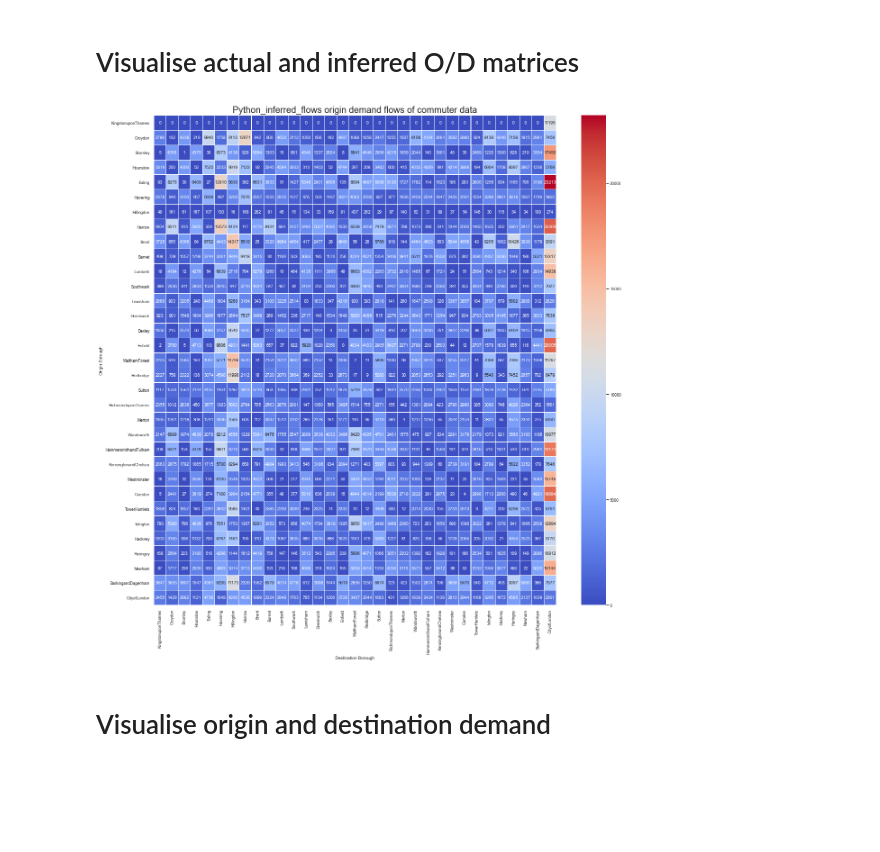
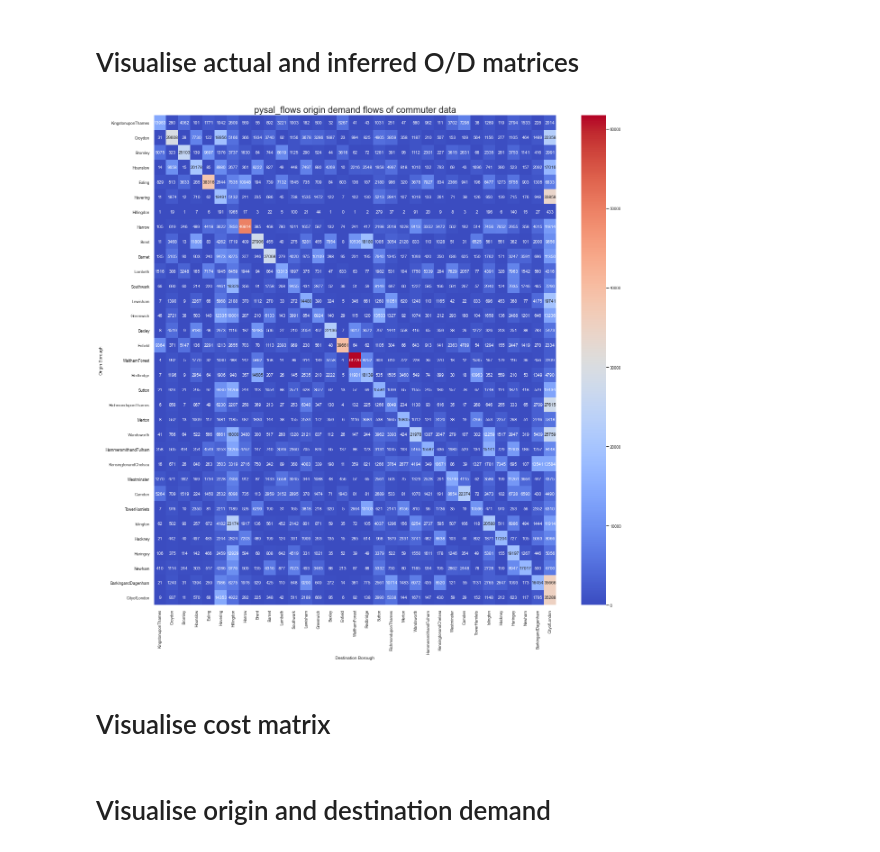
Before and after one commit to YannisZa/stochastic-travel-demand-modelling, a Jupyter notebook: notebooks/doubly_constrained_spatial_interaction_model.ipynb, the cells around one changed output. Cells and saved outputs as stored; diff of their text form; code cells hidden in the pictures; blank space fills up the shorter version.

```diff
--- a/notebooks/doubly_constrained_spatial_interaction_model.ipynb
+++ b/notebooks/doubly_constrained_spatial_interaction_model.ipynb
@@ -295,7 +148,7 @@ pd.DataFrame(od_matrix)
 # %%
-# Compute error
-square_error = 0
-for i in range(N):
-    for j in range(M):
-        square_error += (python_inferred_flows[i,j] - od_matrix[i,j])**2
-print("RMSE", math.sqrt(square_error/(N*M)))
+# # Compute error
+# square_error = 0
+# for i in range(N):
+#     for j in range(M):
+#         square_error += (python_inferred_flows[i,j] - od_matrix[i,j])**2
+# print("RMSE", math.sqrt(square_error/(N*M)))
@@ -380,35 +272,44 @@ pd.DataFrame(pysal_flows)
 # %% [markdown]
 # Visualise actual and inferred O/D matrices
-# %%
-# Actual flows: od_matrix
-# PySal flows: pysal_flows
-# My C algorithm's flows: c_inferred_flows
-# My Python algorithm's flows: python_inferred_flows
-
-# Decide which data to plot
-heatmap_data = python_inferred_flows.astype(int)
-# Choose filename
-filename = "Python_inferred_flows"
+# %%
+# Actual flows: od_matrix -- name: actual_flows
+# PySal flows: pysal_flows -- name: pysal_flows
+# Newton Raphson (C) algorithm's flows: newton_raphson_flows -- name: Newton_raphson_flows
+
+# Choose filename
+filename = "pysal_flows"
+
+# Decide which data to visualise
+if "actual" in filename:
+    # Decide which data to plot
+    heatmap_data = od_matrix.astype(int)
+elif "pysal" in filename:
+    # Decide which data to plot
+    heatmap_data = pysal_flows.astype(int)
+elif "newton_raphson" in filename:
+    # Decide which data to plot
+    heatmap_data = newton_raphson_flows.astype(int)
 # %%
 # Change font scaling
 sns.set(font_scale=0.8)
 # Set plot size
 plt.figure(figsize=(20,20))
 # Add heatmap
 flow_heatmap = sns.heatmap(heatmap_data,
                             annot=True,
                             cmap="coolwarm",
                             fmt="d",
                             xticklabels=boroughs,
-                            yticklabels=boroughs,
-                            linewidths=.05)
+                            yticklabels=boroughs)
 # Add x,y axes labels
 plt.xlabel("Destination Borough")
 plt.ylabel("Origin Borough")
 # Add title
 plt.title('{} origin demand flows of {} data'.format(filename,dataset), fontsize=20)
 
 # Save figure to output
-plt.savefig('../data/output/{}/figures/{}.png'.format(dataset,(filename+"_flows")))
+plt.savefig('../data/output/{}/figures/{}.png'.format(dataset,filename))
 # %% [output]
-[figure, old version]
+[figure, new version]
+# %% [markdown]
+# Visualise cost matrix
```
Also changed, not shown: parts of 23 cells of this notebook.
